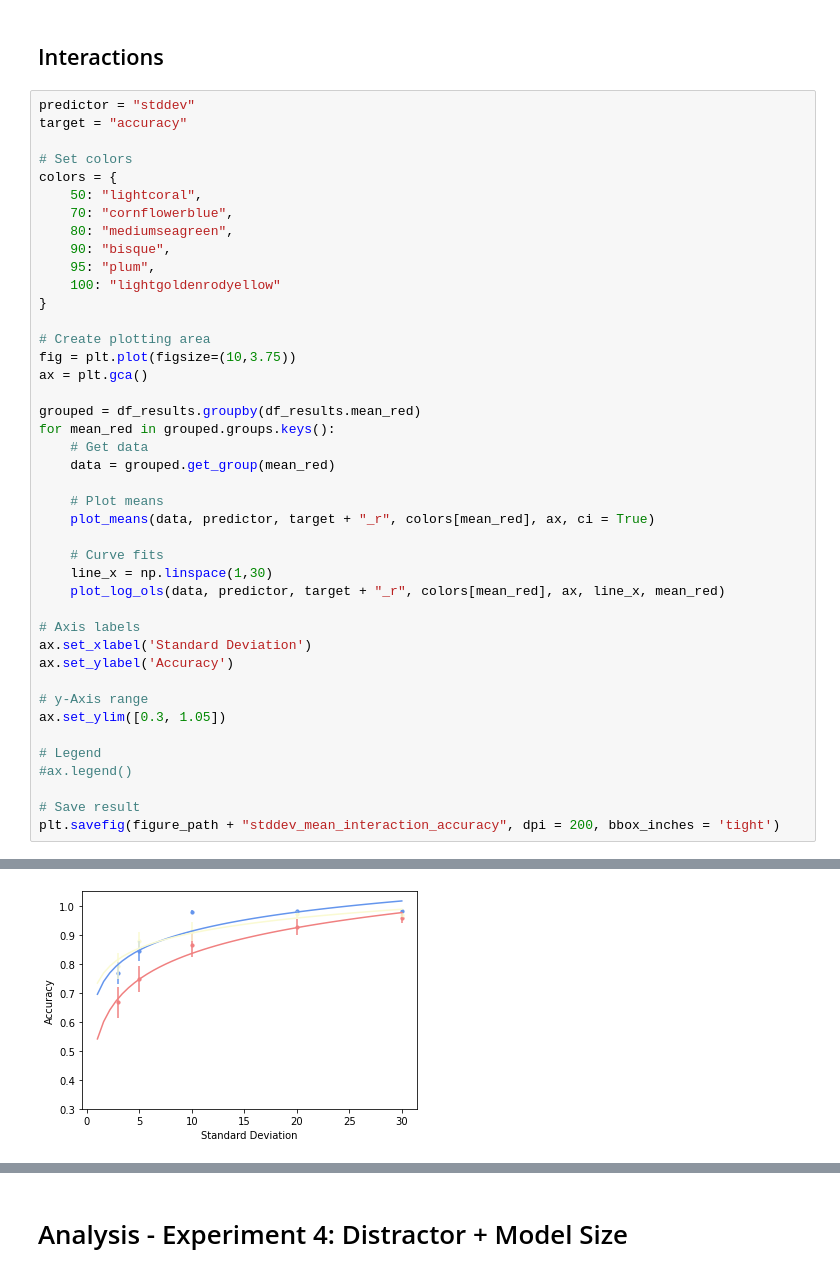
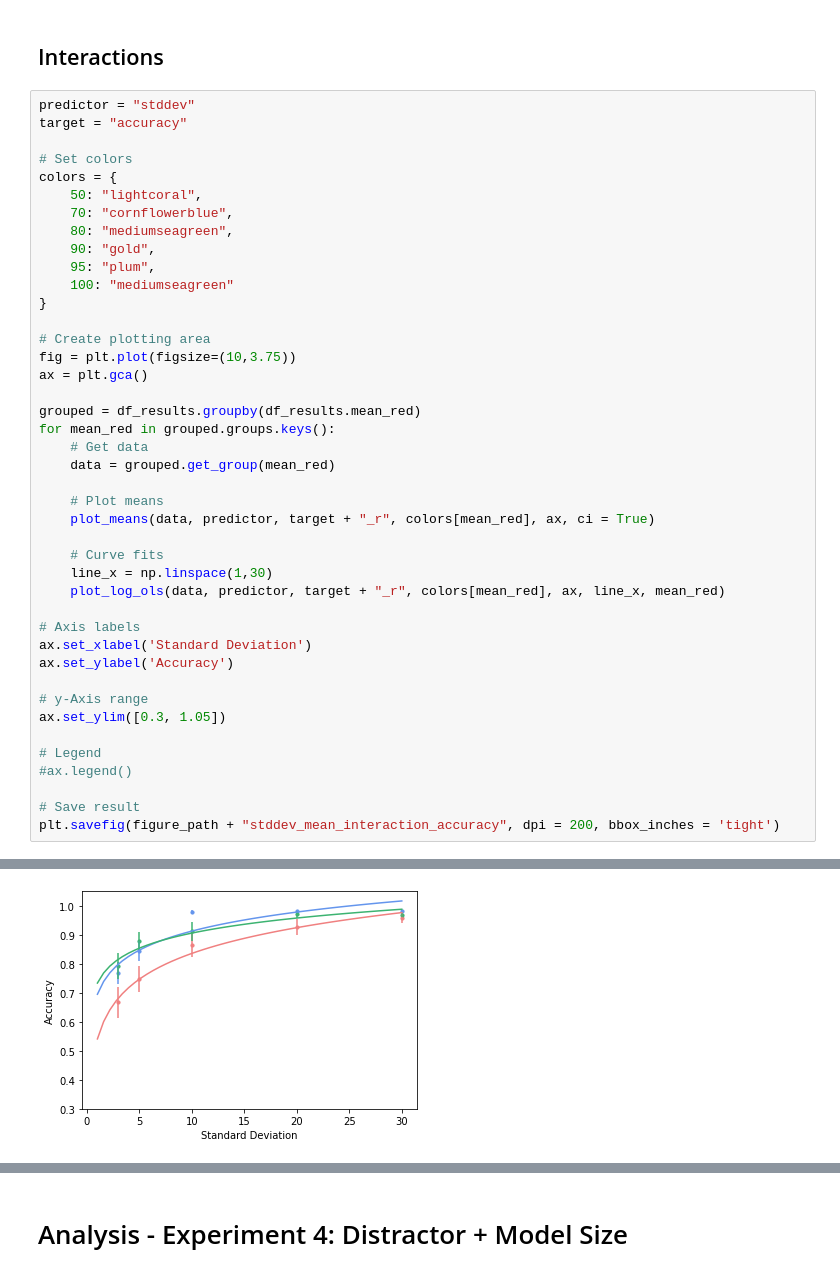
Before and after one commit to lucasfldmn/twrds_unbiased_anns, a Jupyter notebook: notebooks/classification_analysis.ipynb, the cells around one changed output, grey strips where cells are left out. Drawn from its saved outputs; the diff is of its cells as text.

```diff
--- a/notebooks/classification_analysis.ipynb
+++ b/notebooks/classification_analysis.ipynb
@@ -600,9 +600,9 @@ colors = {
     50: "lightcoral",
     70: "cornflowerblue",
     80: "mediumseagreen",
-    90: "bisque",
+    90: "gold",
     95: "plum",
-    100: "lightgoldenrodyellow"
+    100: "mediumseagreen"
 }
 
 # Create plotting area
@@ -622,34 +622,34 @@ for mean_red in grouped.groups.keys():
     plot_log_ols(data, predictor, target + "_r", colors[mean_red], ax, line_x, mean_red)
 
 # Axis labels
 ax.set_xlabel('Standard Deviation')
 ax.set_ylabel('Accuracy')
 
 # y-Axis range
 ax.set_ylim([0.3, 1.05])
 
 # Legend
 #ax.legend()
 
 # Save result
 plt.savefig(figure_path + "stddev_mean_interaction_accuracy", dpi = 200, bbox_inches = 'tight')
 # %% [output]
 A value is trying to be set on a copy of a slice from a DataFrame.
 Try using .loc[row_indexer,col_indexer] = value instead
 
 See the caveats in the documentation: https://pandas.pydata.org/pandas-docs/stable/user_guide/indexing.html#returning-a-view-versus-a-copy
   df["transformed_" + predictor] = np.log(df[predictor])
 A value is trying to be set on a copy of a slice from a DataFrame.
 Try using .loc[row_indexer,col_indexer] = value instead
 
 See the caveats in the documentation: https://pandas.pydata.org/pandas-docs/stable/user_guide/indexing.html#returning-a-view-versus-a-copy
   df["transformed_" + predictor] = np.log(df[predictor])
 A value is trying to be set on a copy of a slice from a DataFrame.
 Try using .loc[row_indexer,col_indexer] = value instead
 
 See the caveats in the documentation: https://pandas.pydata.org/pandas-docs/stable/user_guide/indexing.html#returning-a-view-versus-a-copy
   df["transformed_" + predictor] = np.log(df[predictor])
-[figure, old version]
+[figure, new version]
 # %%
 predictor = "stddev"
 target = "tpr"
```
Also changed, not shown: parts of 6 cells of this notebook, 1 other file.
